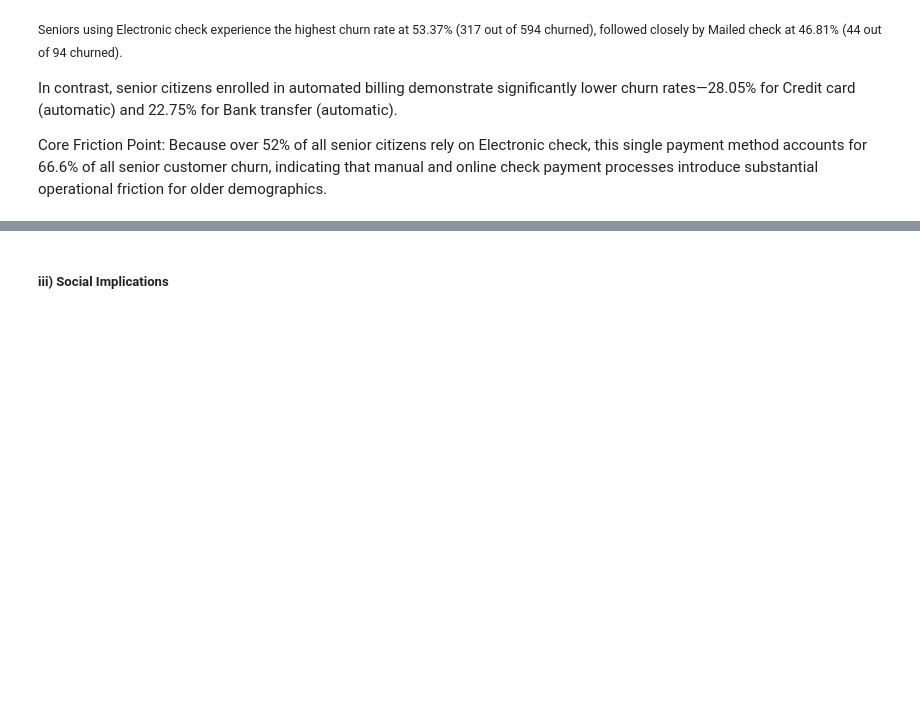
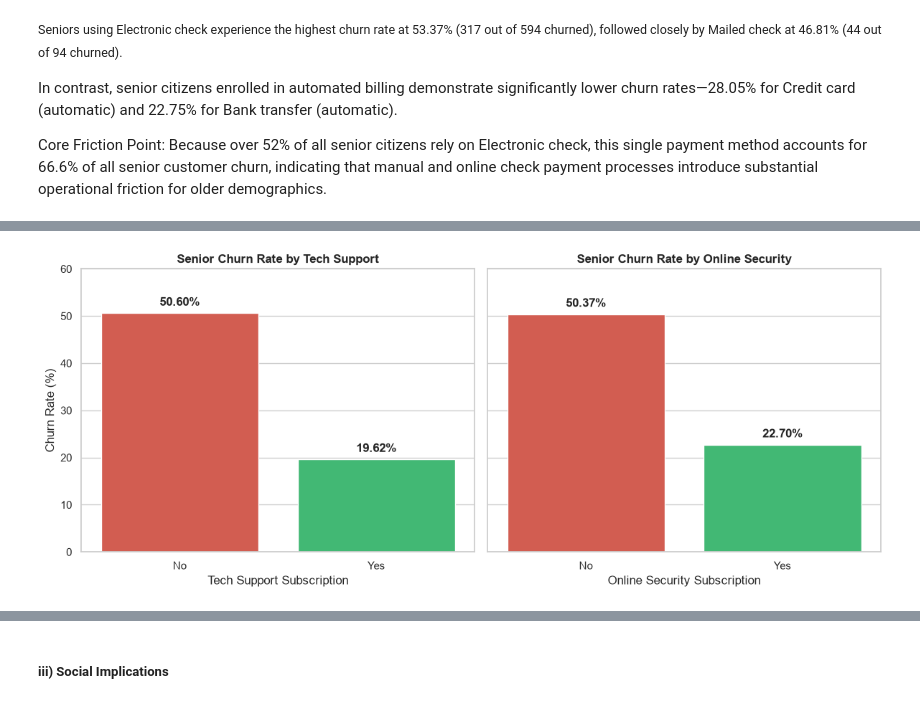
Before and after one commit to Joyy-cloud/TelecomChurning, a Jupyter notebook: 02_eda.ipynb, the cells around one changed output, grey strips where cells are left out. Saved outputs shown, nothing was run; the diff lists cells and outputs as text; code cells hidden in the pictures; blank space fills up the shorter version.

```diff
--- a/02_eda.ipynb
+++ b/02_eda.ipynb
@@ -847,0 +936,90 @@ Core Friction Point: Because over 52% of all senior citizens rely on Electronic
+# %%
+# Filtering for senior citizens with internet service
+seniors_internet = df[
+    (df['SeniorCitizen'] == 1) & (df['TechSupport'] != 'No internet service')
+].copy()
+
+# Calculation of Churn Rate for Tech Support
+ts_churn = (
+    seniors_internet.groupby('TechSupport')['Churn']
+    .value_counts(normalize=True)
+    .unstack()
+    * 100
+)['Yes'].reset_index()
+ts_churn.columns = ['Status', 'ChurnRate']
+
+# Calculation of Churn Rate for Online Security
+os_churn = (
+    seniors_internet.groupby('OnlineSecurity')['Churn']
+    .value_counts(normalize=True)
+    .unstack()
+    * 100
+)['Yes'].reset_index()
+os_churn.columns = ['Status', 'ChurnRate']
+
+# Plotting
+fig, axes = plt.subplots(1, 2, figsize=(12, 5), sharey=True)
+sns.set_theme(style='whitegrid')
+
+# Tech Support Bar Plot
+ax1 = sns.barplot(
+    data=ts_churn,
+    x='Status',
+    y='ChurnRate',
+    hue='Status',  # Assign hue to x-variable
+    legend=False,  # Disable redundant legend
+    ax=axes[0],
+    palette=['#e74c3c', '#2ecc71'],
+)
+axes[0].set_title(
+    'Senior Churn Rate by Tech Support', fontsize=12, fontweight='bold'
+)
+axes[0].set_xlabel('Tech Support Subscription')
+axes[0].set_ylabel('Churn Rate (%)')
+axes[0].set_ylim(0, 60)
+
+for p in ax1.patches:
+  height = p.get_height()
+  ax1.annotate(
+      f'{height:.2f}%',
+      (p.get_x() + p.get_width() / 2.0, height),
+      ha='center',
+      va='bottom',
+      xytext=(0, 5),
+      textcoords='offset points',
+      fontweight='bold',
+  )
+
+# Online Security Bar Plot
+ax2 = sns.barplot(
+    data=os_churn,
+    x='Status',
+    y='ChurnRate',
+    hue='Status',
+    legend=False,
+    ax=axes[1],
+    palette=['#e74c3c', '#2ecc71'],
+)
+axes[1].set_title(
+    'Senior Churn Rate by Online Security', fontsize=12, fontweight='bold'
+)
+axes[1].set_xlabel('Online Security Subscription')
+axes[1].set_ylabel('')
+
+for p in ax2.patches:
+  height = p.get_height()
+  ax2.annotate(
+      f'{height:.2f}%',
+      (p.get_x() + p.get_width() / 2.0, height),
+      ha='center',
+      va='bottom',
+      xytext=(0, 5),
+      textcoords='offset points',
+      fontweight='bold',
+  )
+
+plt.tight_layout()
+plt.savefig('plots/12_senior_churn_rates_addons.png', dpi=300)
+plt.show()
+# %% [output]
+[figure, added]
```
Also changed, not shown: parts of 7 cells of this notebook.
